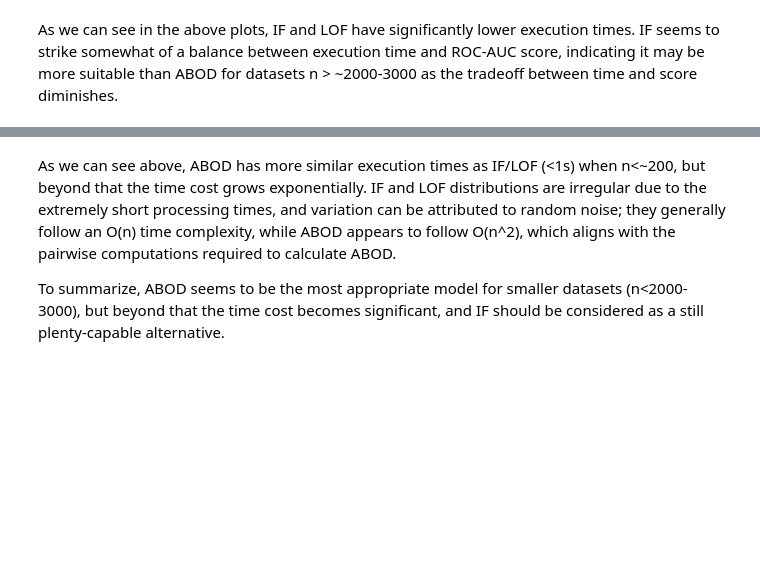
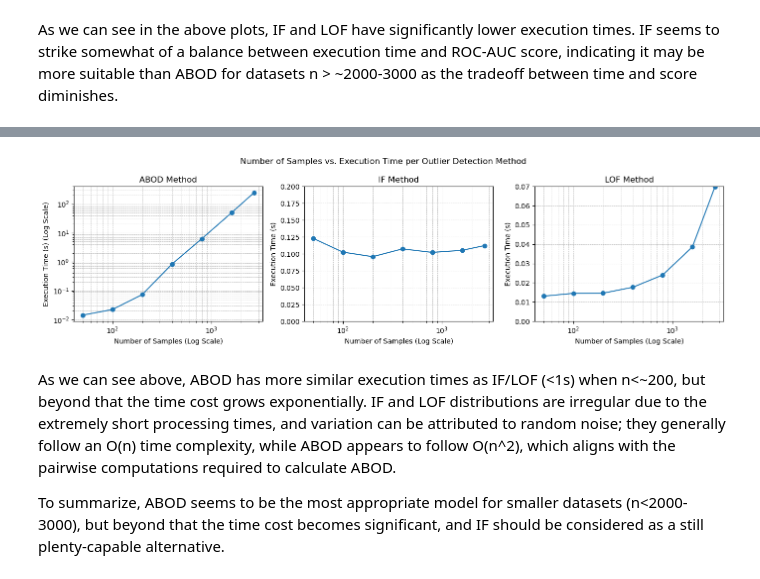
Before and after one commit to tyhowee/geo_datasci_tools, a Jupyter notebook: geochemical_outlier_detection/KSA_outlier_detection.ipynb, the cells around one changed output, grey strips where cells are left out. Drawn from its saved outputs; the diff is of its cells as text; code cells hidden in the pictures; blank space fills up the shorter version.

```diff
--- a/geochemical_outlier_detection/KSA_outlier_detection.ipynb
+++ b/geochemical_outlier_detection/KSA_outlier_detection.ipynb
@@ -328,34 +409,36 @@ axes[0].grid(True, which="both", linestyle="--", linewidth=0.5)
 # IF
 axes[1].plot(
     if_results_df["Number of Samples"],
     if_results_df["Execution Time (s)"],
     marker="o",
     linestyle="-",
 )
 axes[1].set_xlabel("Number of Samples (Log Scale)")
 axes[1].set_xscale("log")
 axes[1].set_ylabel("Execution Time (s)")
-axes[1].set_ylim(0, 0.07)
+axes[1].set_ylim(0, 0.2)
 axes[1].set_title("IF Method")
 axes[1].grid(True, which="both", linestyle="--", linewidth=0.5)
 
 # LOF
 axes[2].plot(
     lof_results_df["Number of Samples"],
     lof_results_df["Execution Time (s)"],
     marker="o",
     linestyle="-",
 )
 axes[2].set_xlabel("Number of Samples (Log Scale)")
 axes[2].set_xscale("log")
 axes[2].set_ylabel("Execution Time (s)")
 axes[2].set_ylim(0, 0.07)
 axes[2].set_title("LOF Method")
 axes[2].grid(True, which="both", linestyle="--", linewidth=0.5)
 
 fig.suptitle("Number of Samples vs. Execution Time per Outlier Detection Method")
 plt.tight_layout()
 plt.show()
+# %% [output]
+[figure, added]
 # %% [markdown]
 As we can see above, ABOD has more similar execution times as IF/LOF (<1s) when n<~200, but beyond that the time cost grows exponentially. IF and LOF distributions are irregular due to the extremely short processing times, and variation can be attributed to random noise; they generally follow an O(n) time complexity, while ABOD appears to follow O(n^2), which aligns with the pairwise computations required to calculate ABOD.
 
```
Also changed, not shown: parts of 16 cells of this notebook.
